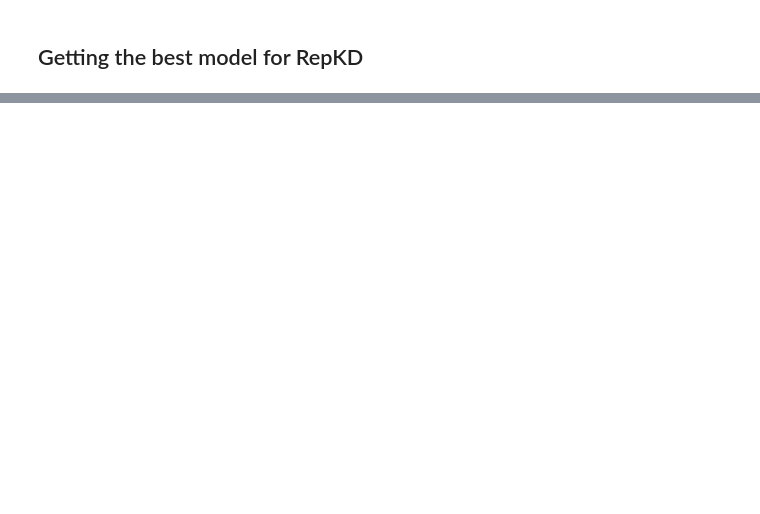
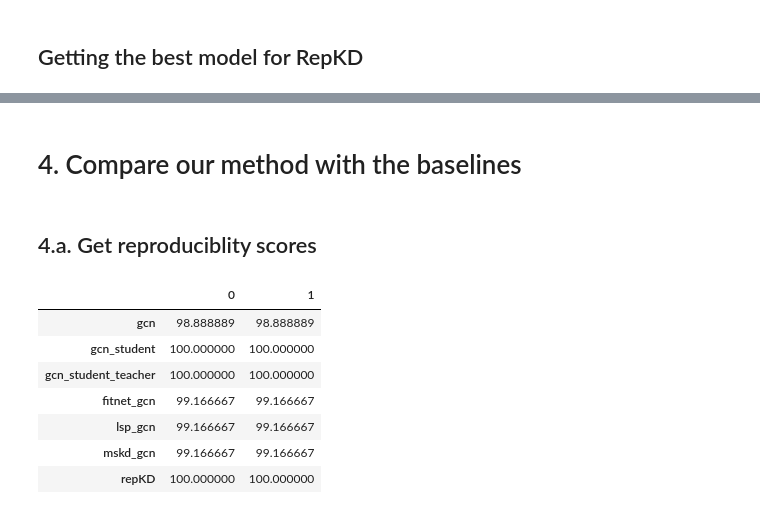
Before and after one commit to LorenzoStigliano/thesis-imperial, a Jupyter notebook: src/demo/demo.ipynb, the cells around one changed output, grey strips where cells are left out. Saved outputs shown, nothing was run; the diff lists cells and outputs as text; code cells hidden in the pictures; blank space fills up the shorter version.

```diff
--- a/src/demo/demo.ipynb
+++ b/src/demo/demo.ipynb
@@ -191,0 +241,51 @@ index
+# %% [markdown]
+# 4. Compare our method with the baselines
+# %% [markdown]
+## 4.a. Get reproduciblity scores
+# %%
+#GET THE REPRODUCIBILITY SCORE FOR ALL MODELS
+mean_all_runs, mean_all_std = reproducibility_mulitple_runs_student_specific(
+    dataset="gender_data",
+    views=[0],
+    models=[
+        "gcn",
+        "gcn_student",
+        "gcn_student_teacher",
+        "fitnet",
+        "lsp",
+        "mskd",
+        "gcn_student_lsp_ensamble_4"
+    ],
+    CV=["3Fold", "5Fold", "10Fold"],
+    runs=[i for i in range(1)],
+    students=[
+        [1]
+    ],
+    model_args= [
+        gcn_args,
+        gcn_student_args,
+        gcn_student_args,
+        gcn_fitnet_student_args,
+        gcn_lsp_student_args,
+        gcn_mskd_student_args,
+        gcn_student_lsp_ensamble_4_args
+    ])
+# %%
+import pandas as pd
+
+reproducibility_frame = pd.DataFrame(mean_all_runs.T)
+# %%
+models=["gcn", "gcn_student", "gcn_student_teacher", "fitnet_gcn", "lsp_gcn", "mskd_gcn", "repKD"]
+reproducibility_frame.columns = models
+reproducibility_frame = reproducibility_frame*100
+
+reproducibility_frame.T
+# %% [output]
+|  | 0 | 1 |
+| gcn | 98.888889 | 98.888889 |
+| gcn_student | 100.000000 | 100.000000 |
+| gcn_student_teacher | 100.000000 | 100.000000 |
+| fitnet_gcn | 99.166667 | 99.166667 |
+| lsp_gcn | 99.166667 | 99.166667 |
+| mskd_gcn | 99.166667 | 99.166667 |
+| repKD | 100.000000 | 100.000000 |
```
Also changed, not shown: parts of 24 cells of this notebook, 32 other files.
